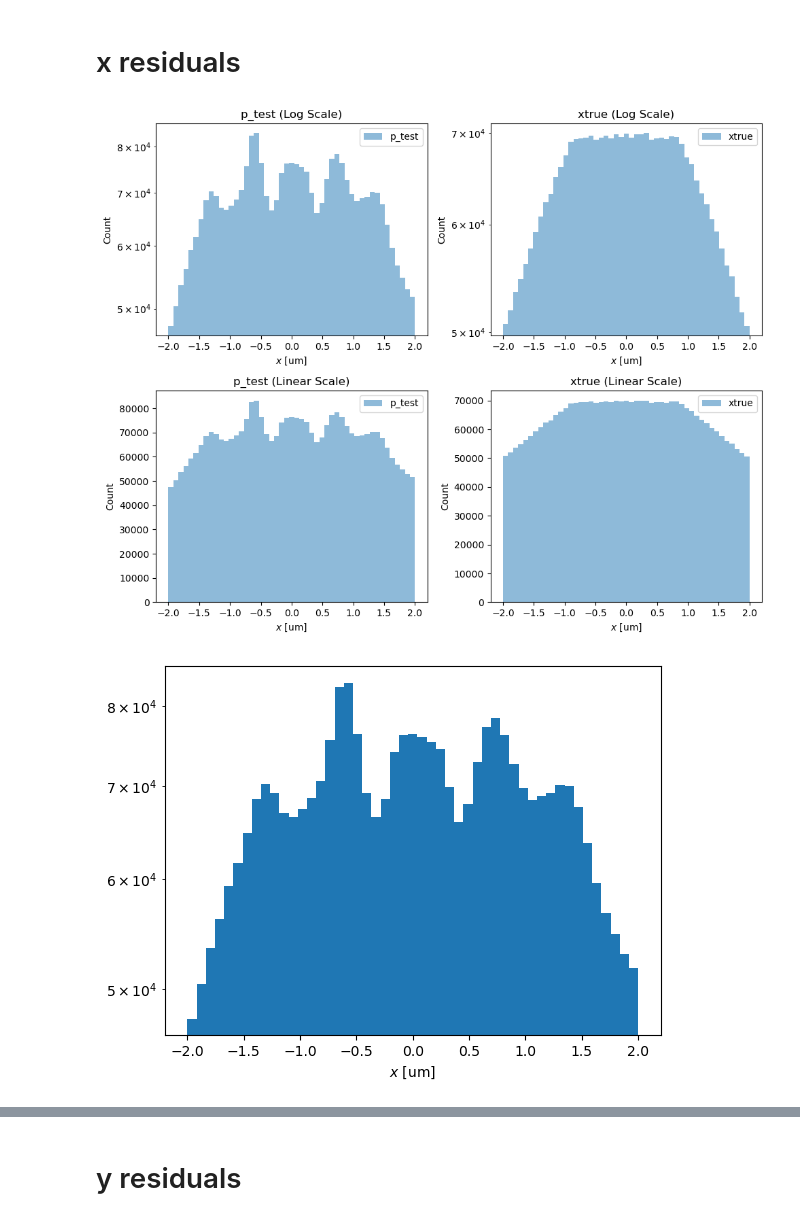
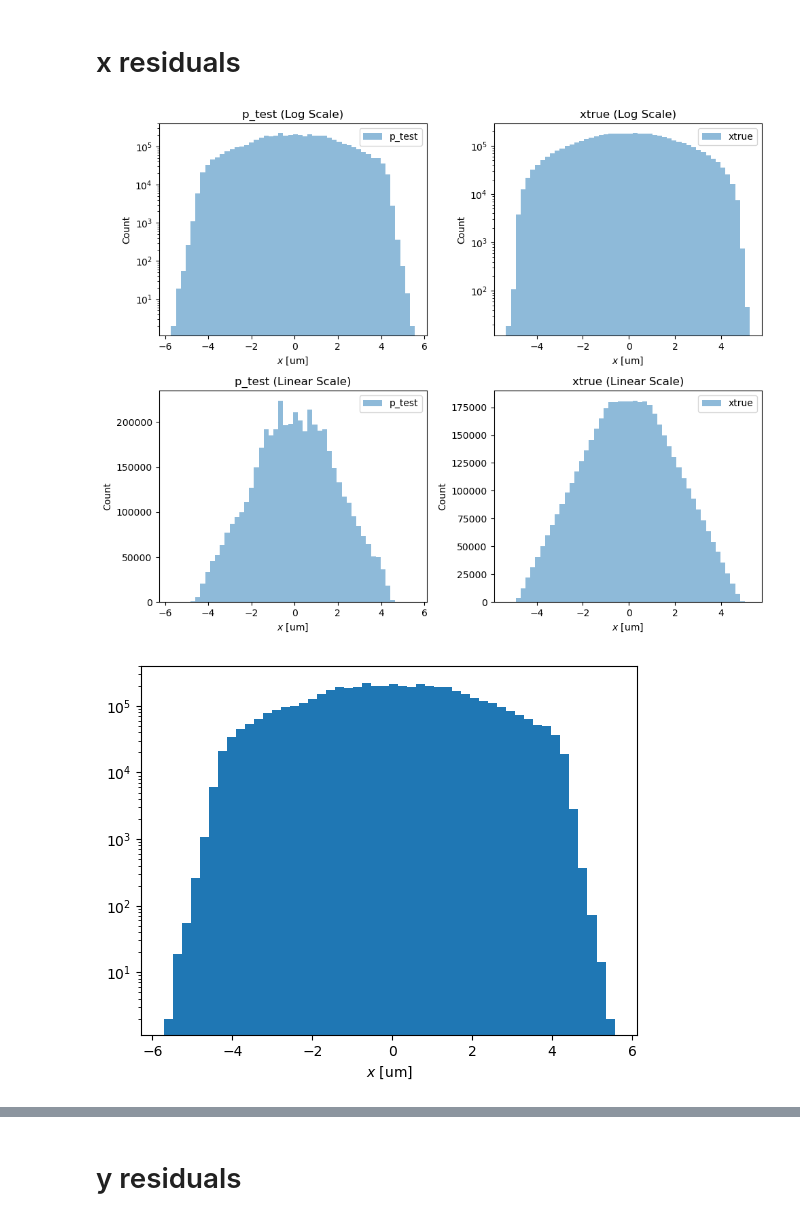
Before and after one commit to Kuang-Shiqi/smart-pixels-ml, a Jupyter notebook: from_weights_hdf5_with_scaling_factors.ipynb, the cells around one changed output, grey strips where cells are left out. Cells and saved outputs as stored; diff of their text form; code cells hidden in the pictures.

```diff
--- a/from_weights_hdf5_with_scaling_factors.ipynb
+++ b/from_weights_hdf5_with_scaling_factors.ipynb
@@ -181,7 +181,7 @@ import os
 fig, axs = plt.subplots(2, 2, figsize=(10, 8))
 
 # First plot: log scale for predicted values (p_test)
-axs[0, 0].hist(p_test[:, 0], bins=np.linspace(-2, 2, 50), alpha=0.5, label='p_test')
+axs[0, 0].hist(p_test[:, 0], bins=50, alpha=0.5, label='p_test')
 axs[0, 0].set_yscale('log')
 axs[0, 0].set_xlabel(r'$x$ [um]')
 axs[0, 0].set_ylabel('Count')
@@ -189,7 +189,7 @@ axs[0, 0].legend()
 axs[0, 0].set_title('p_test (Log Scale)')
 
 # Second plot: log scale for true values (xtrue)
-axs[0, 1].hist(df['xtrue'], bins=np.linspace(-2, 2, 50), alpha=0.5, label='xtrue')
+axs[0, 1].hist(df['xtrue'], bins=50, alpha=0.5, label='xtrue')
 axs[0, 1].set_yscale('log')
 axs[0, 1].set_xlabel(r'$x$ [um]')
 axs[0, 1].set_ylabel('Count')
@@ -197,14 +197,14 @@ axs[0, 1].legend()
 axs[0, 1].set_title('xtrue (Log Scale)')
 
 # Third plot: linear scale for predicted values (p_test)
-axs[1, 0].hist(p_test[:, 0], bins=np.linspace(-2, 2, 50), alpha=0.5, label='p_test')
+axs[1, 0].hist(p_test[:, 0], bins=50, alpha=0.5, label='p_test')
 axs[1, 0].set_xlabel(r'$x$ [um]')
 axs[1, 0].set_ylabel('Count')
 axs[1, 0].legend()
 axs[1, 0].set_title('p_test (Linear Scale)')
 
 # Fourth plot: linear scale for true values (xtrue)
-axs[1, 1].hist(df['xtrue'], bins=np.linspace(-2, 2, 50), alpha=0.5, label='xtrue')
+axs[1, 1].hist(df['xtrue'], bins=50, alpha=0.5, label='xtrue')
 axs[1, 1].set_xlabel(r'$x$ [um]')
 axs[1, 1].set_ylabel('Count')
 axs[1, 1].legend()
@@ -220,16 +220,16 @@ plt.savefig(save_fig_path)
 # Show the plot
 plt.show()
 # %% [output]
-[figure, old version]
+[figure, new version]
 # %%
-plt.hist(p_test[:,0],bins=np.linspace(-2,2,50))
+plt.hist(p_test[:, 0], bins=50)  # Automatically set the x-limits based on the data
 plt.yscale('log')
 plt.xlabel(r'$x$ [um]')
 
 save_fig_path = os.path.join(base_dir, 'x_dist.png')
 plt.savefig(save_fig_path)
 
 plt.show()
 # %% [output]
-[figure, old version]
+[figure, new version]
 # %%
```
Also changed, not shown: parts of 10 cells of this notebook.
